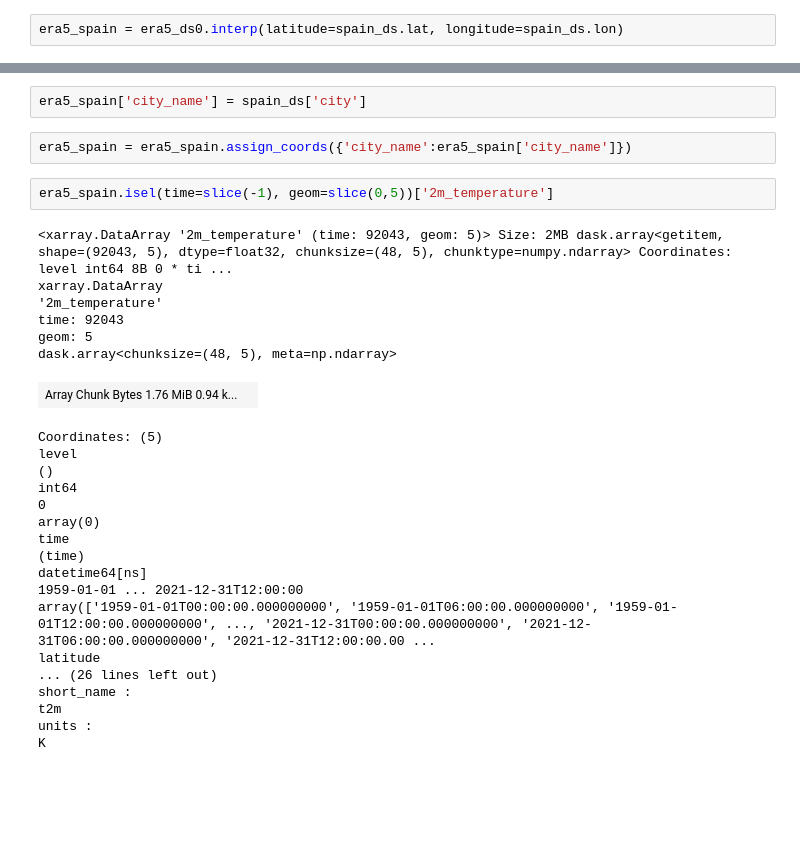
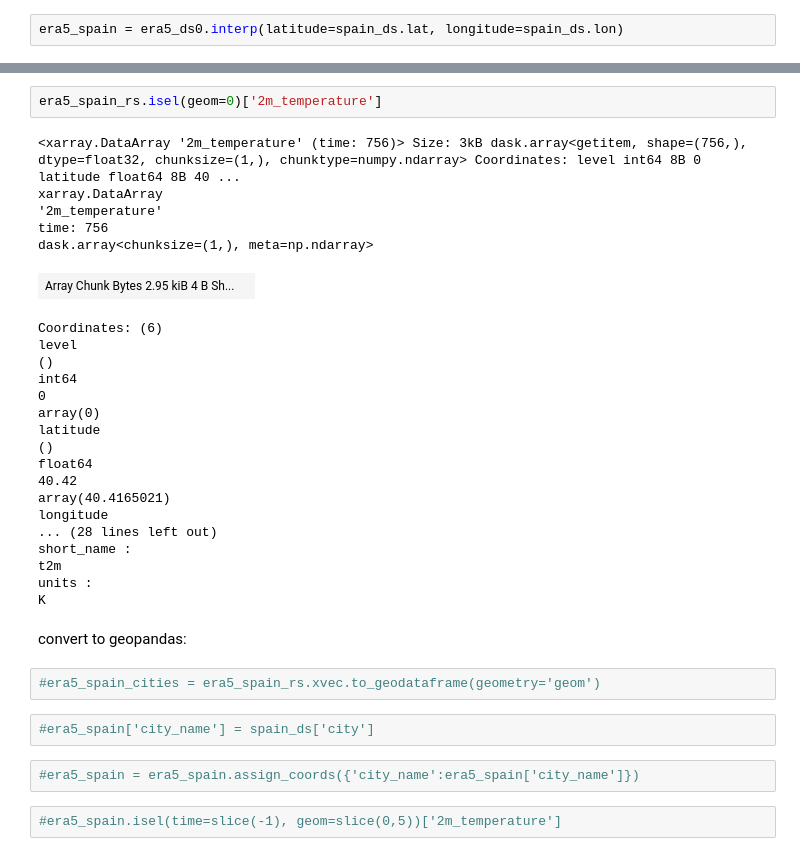
Before and after one commit to e-marshall/vector_datacube, a Jupyter notebook: era5_cities.ipynb, the cells around one changed output, grey strips where cells are left out. Cells and saved outputs as stored; diff of their text form; blank space fills up the shorter version.

```diff
--- a/era5_cities.ipynb
+++ b/era5_cities.ipynb
@@ -195,32 +225,37 @@ era5_spain = era5_ds0.interp(latitude=spain_ds.lat, longitude=spain_ds.lon)
+# %%
+era5_spain_rs.isel(geom=0)['2m_temperature']
+# %% [output]
+<xarray.DataArray '2m_temperature' (time: 756)> Size: 3kB dask.array<getitem, shape=(756,), dtype=float32, chunksize=(1,), chunktype=numpy.ndarray> Coordinates: level int64 8B 0 latitude float64 8B 40 ...
+xarray.DataArray
+'2m_temperature'
+time: 756
+dask.array<chunksize=(1,), meta=np.ndarray>
+| Array Chunk Bytes 2.95 kiB 4 B Sh... |  |
+Coordinates: (6)
+level
+()
+int64
+0
+array(0)
+latitude
+()
+float64
+40.42
+array(40.4165021)
+longitude
+... (28 lines left out)
+short_name :
+t2m
+units :
+K
+# %% [markdown]
+convert to geopandas:
+# %%
+#era5_spain_cities = era5_spain_rs.xvec.to_geodataframe(geometry='geom')
 # %%
-era5_spain['city_name'] = spain_ds['city']
+#era5_spain['city_name'] = spain_ds['city']
 # %%
-era5_spain = era5_spain.assign_coords({'city_name':era5_spain['city_name']})
+#era5_spain = era5_spain.assign_coords({'city_name':era5_spain['city_name']})
 # %%
-era5_spain.isel(time=slice(-1), geom=slice(0,5))['2m_temperature']
+#era5_spain.isel(time=slice(-1), geom=slice(0,5))['2m_temperature']
-# %% [output]
-<xarray.DataArray '2m_temperature' (time: 92043, geom: 5)> Size: 2MB dask.array<getitem, shape=(92043, 5), dtype=float32, chunksize=(48, 5), chunktype=numpy.ndarray> Coordinates: level int64 8B 0 * ti ...
-xarray.DataArray
-'2m_temperature'
-time: 92043
-geom: 5
-dask.array<chunksize=(48, 5), meta=np.ndarray>
-| Array Chunk Bytes 1.76 MiB 0.94 k... |  |
-Coordinates: (5)
-level
-()
-int64
-0
-array(0)
-time
-(time)
-datetime64[ns]
-1959-01-01 ... 2021-12-31T12:00:00
-array(['1959-01-01T00:00:00.000000000', '1959-01-01T06:00:00.000000000', '1959-01-01T12:00:00.000000000', ..., '2021-12-31T00:00:00.000000000', '2021-12-31T06:00:00.000000000', '2021-12-31T12:00:00.00 ...
-latitude
-... (26 lines left out)
-short_name :
-t2m
-units :
-K
 # %%
```
Also changed, not shown: parts of 6 cells of this notebook.
